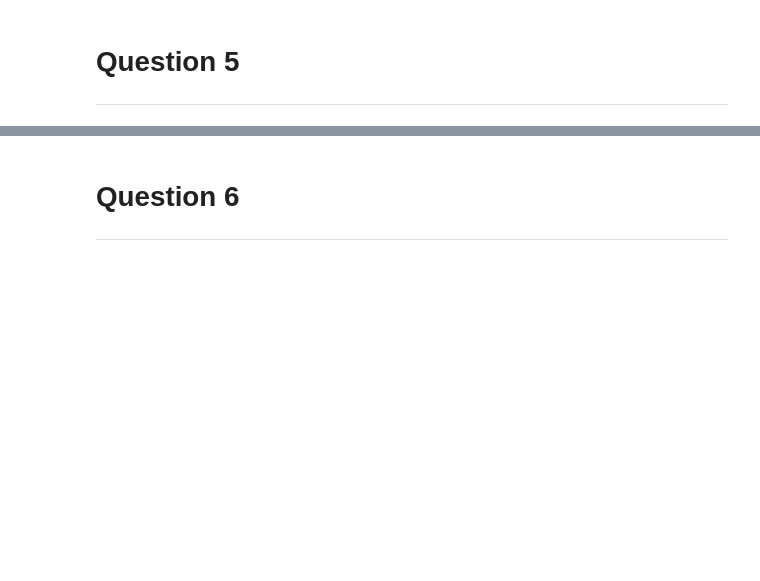
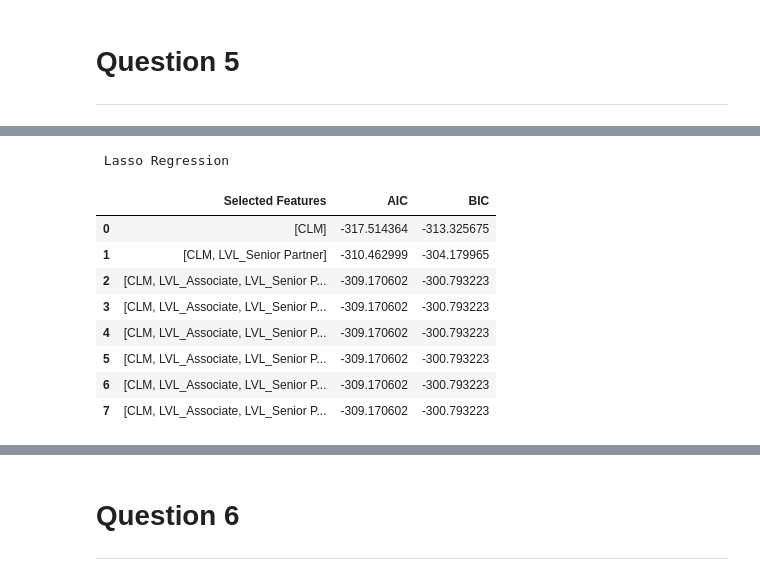
Before and after one commit to SirThaps/DAE_project, a Jupyter notebook: DAE_Assignment_ALL Q.ipynb, the cells around one changed output, grey strips where cells are left out. Drawn from its saved outputs; the diff is of its cells as text; code cells hidden in the pictures; blank space fills up the shorter version.

```diff
--- a/DAE_Assignment_ALL Q.ipynb
+++ b/DAE_Assignment_ALL Q.ipynb
@@ -260,6 +276,10 @@ Iteration 7: Selected features: ['AGE', 'CLM', 'SDY', 'LVL_Junior Partner', 'LVL
 # %% [markdown]
 ## Technique 2: Backward Selection
 # %%
+# Initialize a DataFrame with NaN values to store selected features, AIC and BIC values
+nan_values = np.full((1, 3), np.nan)
+Backward_selected_features_df = pd.DataFrame(nan_values, columns=['Selected Features', 'AIC', 'BIC'])
+
 # create an object for Backward Selection based on Rsquared score
 selection_process = SequentialFeatureSelector(linear_model, direction='backward', scoring='r2')
 
@@ -273,6 +293,19 @@ for i in range(len(X_train.columns)-1, 0, -1):
     linear_model.fit(X_train[selected_features], y_train) # train the model using the selected feature(s)
     y_pred = linear_model.predict(X_test[selected_features]) # make prediction using test data from the selected features
     r_squared = r2_score(y_test, y_pred)    # evaluate the R squared value using the selected features
+
+    # Calculate AIC
+    k = len(selected_features) + 1  # number of features and intercept
+    n = len(y_test)  # number of samples
+    rss = np.sum((y_test - y_pred) ** 2)  # residual sum of squares
+    aic = n * np.log(rss / n) + 2 * k  # AIC calculation
+
+    # Calculate BIC
+    bic = n * np.log(rss / n) + k * np.log(n)  # BIC calculation
+
+    # Append selected features, AIC, and BIC values to the DataFrame
+    Backward_selected_features_df = pd.concat([Backward_selected_features_df, pd.DataFrame({'Selected Features': [selected_features], 'AIC': [aic], 'BIC': [bic]})], ignore_index=True)
+    Backward_selected_features_df = Backward_selected_features_df.dropna()
 
     print(f'Iteration {i}: Selected features: {selected_features} R-squared: {r_squared:.4f}') # Display each iteration
 
@@ -314,6 +347,10 @@ As such, having `CLM`, `LVL_Associate`, and `LVL_Senior Partner` as the only fea
 lasso_model = Lasso(alpha=0.01) # initializing the lasso regression instance
 
 selection_process = SelectFromModel(lasso_model)  # creating an object to select the number of features
+
+# Initialize a DataFrame with NaN values to store selected features, AIC and BIC values
+nan_values = np.full((1, 3), np.nan)
+lasso_selected_features_df = pd.DataFrame(nan_values, columns=['Selected Features', 'AIC', 'BIC'])
 
 selected_features = []  #  a list to store selected features
 
@@ -330,6 +367,21 @@ for i in range(1, len(X_train.columns) + 1):
     y_pred = lasso_model.predict(X_test[selected_features]) # make prediction using test data from the selected features
     r_squared = r2_score(y_test, y_pred)    # evaluate the R squared value using the selected features
 
+    # Calculate AIC
+    k = len(selected_features) + 1  # number of features and intercept
+    n = len(y_test)  # number of samples
+    rss = np.sum((y_test - y_pred) ** 2)  # residual sum of squares
+    aic = n * np.log(rss / n) + 2 * k  # AIC calculation
+
+    # Calculate BIC
+    bic = n * np.log(rss / n) + k * np.log(n)  # BIC calculation
+
+    # Append selected features, AIC, and BIC values to the DataFrame
+    lasso_selected_features_df = pd.concat([lasso_selected_features_df, pd.DataFrame({'Selected Features': [selected_features], 'AIC': [aic], 'BIC': [bic]})], ignore_index=True)
+    lasso_selected_features_df = lasso_selected_features_df.dropna()
+
+
+
     print(f'Iteration {i}: Selected features: {selected_features} R-squared: {r_squared:.4f}') # Display each iteration
 
     # Plot the error plots for each iteration
@@ -460,0 +560,16 @@ With calculating R-squared,
+# %%
+# Lasso Regression
+print('\n Lasso Regression')
+
+lasso_selected_features_df
+# %% [output]
+ Lasso Regression
+|  | Selected Features | AIC | BIC |
+| 0 | [CLM] | -317.514364 | -313.325675 |
+| 1 | [CLM, LVL_Senior Partner] | -310.462999 | -304.179965 |
+| 2 | [CLM, LVL_Associate, LVL_Senior P... | -309.170602 | -300.793223 |
+| 3 | [CLM, LVL_Associate, LVL_Senior P... | -309.170602 | -300.793223 |
+| 4 | [CLM, LVL_Associate, LVL_Senior P... | -309.170602 | -300.793223 |
+| 5 | [CLM, LVL_Associate, LVL_Senior P... | -309.170602 | -300.793223 |
+| 6 | [CLM, LVL_Associate, LVL_Senior P... | -309.170602 | -300.793223 |
+| 7 | [CLM, LVL_Associate, LVL_Senior P... | -309.170602 | -300.793223 |
```
Also changed, not shown: parts of 10 cells of this notebook.
